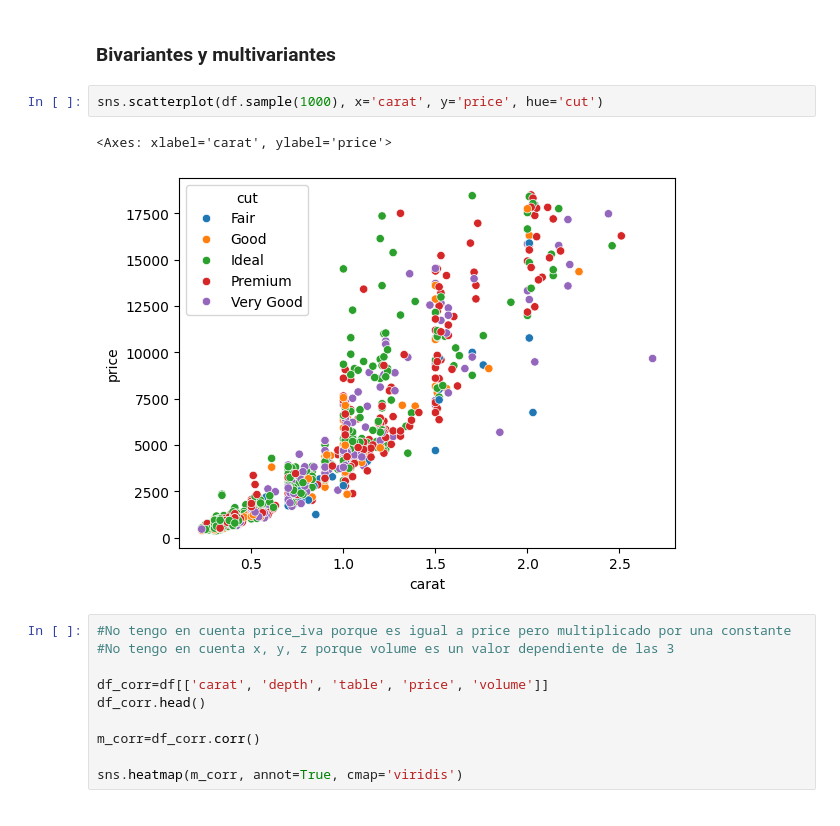
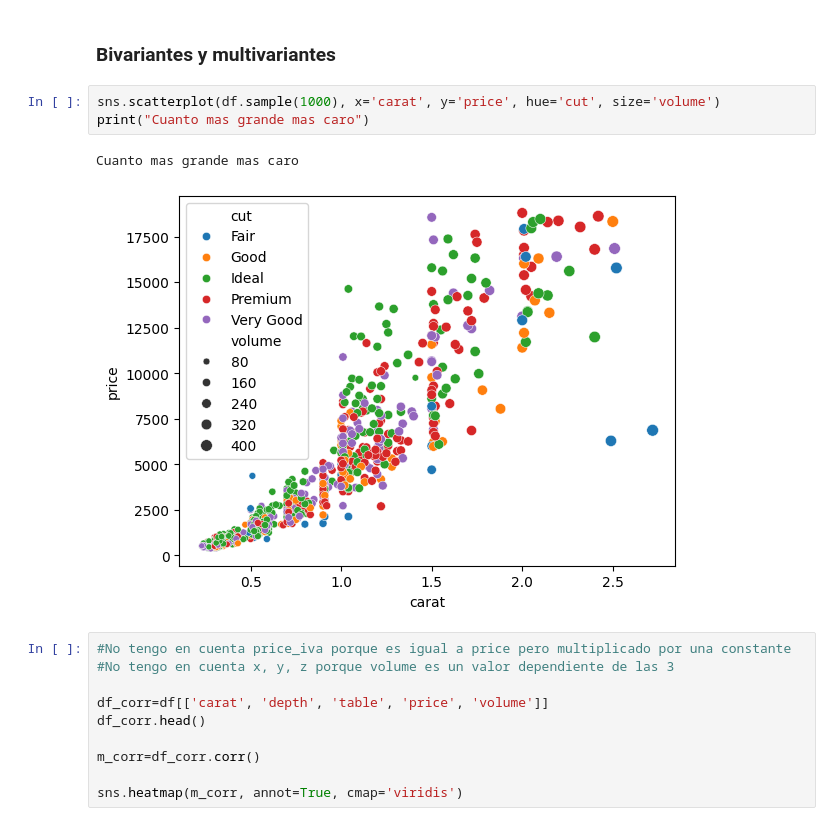
Before and after one commit to promav/PoyectosBootcamp, a Jupyter notebook: Mod3/m3_Pablo_Romero_Avila.ipynb, the cells around one changed output. Saved outputs shown, nothing was run; the diff lists cells and outputs as text.

```diff
--- a/Mod3/m3_Pablo_Romero_Avila.ipynb
+++ b/Mod3/m3_Pablo_Romero_Avila.ipynb
@@ -418,10 +441,11 @@ sns.histplot(x=prices_log, kde=True)
 # %% [markdown]
 ### Bivariantes y multivariantes
 # %%
-sns.scatterplot(df.sample(1000), x='carat', y='price', hue='cut')
+sns.scatterplot(df.sample(1000), x='carat', y='price', hue='cut', size='volume')
+print("Cuanto mas grande mas caro")
 # %% [output]
-<Axes: xlabel='carat', ylabel='price'>
+Cuanto mas grande mas caro
-[figure, old version]
+[figure, new version]
 # %%
 #No tengo en cuenta price_iva porque es igual a price pero multiplicado por una constante
 #No tengo en cuenta x, y, z porque volume es un valor dependiente de las 3
```
Also changed, not shown: parts of 7 cells of this notebook.
